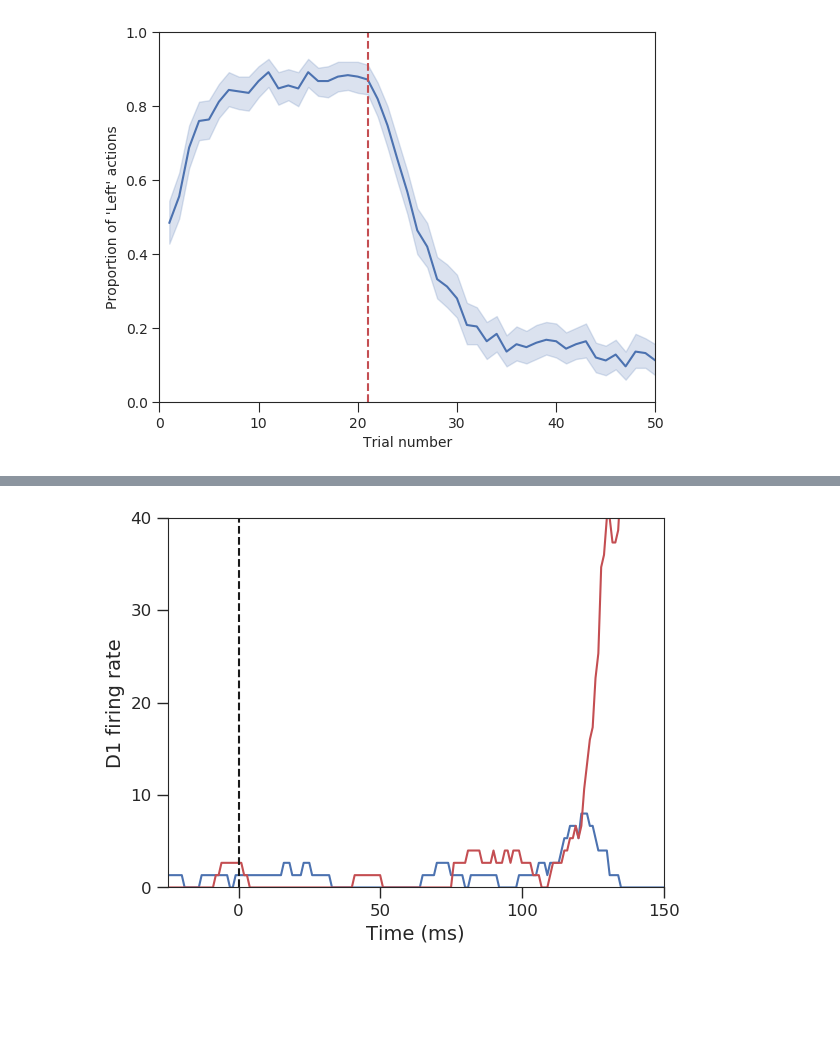
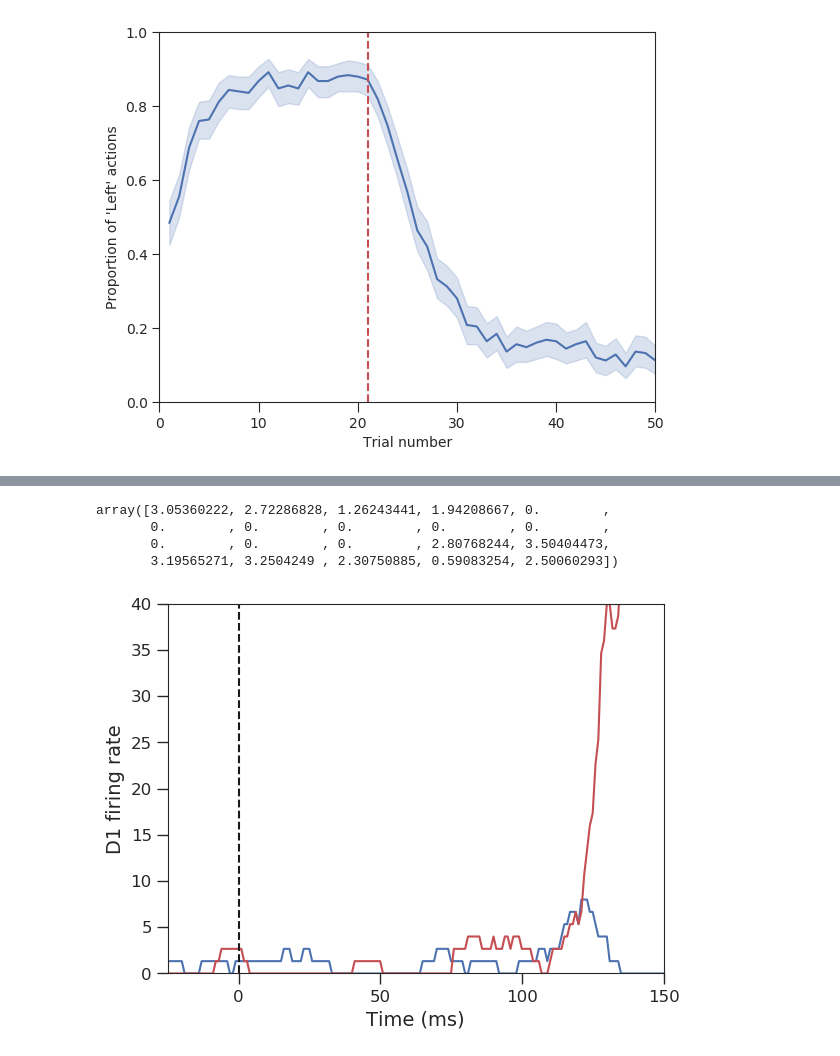
Before and after one commit to CoAxLab/AdaptiveCBGT, a Jupyter notebook: CBGT_Review_Demo.ipynb, the cells around one changed output, grey strips where cells are left out. Drawn from its saved outputs; the diff is of its cells as text; code cells hidden in the pictures; blank space fills up the shorter version.

```diff
--- a/CBGT_Review_Demo.ipynb
+++ b/CBGT_Review_Demo.ipynb
@@ -187,18 +445,18 @@ ng.setDirectory(saveTest)
 # %%
 # read in all population firing rates for all sims
 
-results = ng.readAllTrialResults(1,0,250,['popfreqs'])
+results = ng.readAllTrialResults(1,0,1,['popfreqs'])
 decisions = []
-for sn in range(250):
+for sn in range(1):
     decisions.append([])
     for result in results[sn]:
         decisions[sn].append(ng.findOutputs2(result)['decision made'])
 # %%
 # read in detailed info for the first 5 sims
 
-resultsB = ng.readAllTrialResults(1,0,5,['popfreqs','popweights','popQ1s','popQ2s','dopamine', 'popEs'])
+resultsB = ng.readAllTrialResults(1,0,3,['popfreqs','popweights','popQ1s','popQ2s','dopamine', 'popEs'])
 decisionsB = []
-for sn in range(5):
+for sn in range(1):
     decisionsB.append([])
     for result in resultsB[sn]:
         decisionsB[sn].append(ng.findOutputs2(result)['decision made'])
@@ -251,7 +509,7 @@ sns.set_style("ticks")
 
 plt.rcParams['axes.prop_cycle'] = cycler(color='brmrcmykg')
 
-confignum = 4
+confignum = 1
 repnum = 0
 
 result = resultsB[confignum][repnum]
@@ -286,12 +544,13 @@ result['popQ2s'].plot(x='Time (ms)', y='D1STR_0_0', ax=ax5)
 
 
 
-ax11.plot(reacttimes,reactions, marker='o', linestyle='None', color='k')
+ax11.plot(reacttimes,reactions, marker='o', linestyle='None')
+ax11.plot(reacttimes, [1-x for x in volatile_pattern][:len(reacttimes)])
 #ax11.plot([reacttimes[i] for i in [0,2,3,4]],[reactions[i] for i in [0,2,3,4]], marker='o', linestyle='None', markersize=10)
 #ax11.plot([reacttimes[i] for i in [1]],[reactions[i] for i in [1]], marker='o', linestyle='None', markersize=10)
 
 ax11.set_ylim(-0.25,1.25)
-ax11.set_xlim(0,reacttimes[4]+700)
+#ax11.set_xlim(0,reacttimes[4]+700)
 
 ax1.set_ylim(.0,125)
 ax2.set_ylim(.0,125)
@@ -348,5 +607,5 @@ ax7.locator_params(axis = 'y', nbins = 2)
 ax8.locator_params(axis = 'y', nbins = 2)
 ax9.locator_params(axis = 'y', nbins = 2)
 ax11.locator_params(axis = 'y', nbins = 1)
-plt.savefig("fig2.png",dpi=1200)
+#plt.savefig("fig2.svg")
 # %% [output]
@@ -354,19 +756,27 @@ plt.savefig("fig2.png",dpi=1200)
+# %%
+t1_epochs
+# %% [output]
+array([3.05360222, 2.72286828, 1.26243441, 1.94208667, 0.        ,
+       0.        , 0.        , 0.        , 0.        , 0.        ,
+       0.        , 0.        , 0.        , 2.80768244, 3.50404473,
+       3.19565271, 3.2504249 , 2.30750885, 0.59083254, 2.50060293])
 # %%
+# striatum inset figure
+
 shiftedtime = result['popfreqs'].copy()
 shiftedtime['Time (ms)'] = shiftedtime['Time (ms)'] - (reacttimes[0]+600)
 f, (ax1) = plt.subplots(1, 1)
 f.set_facecolor('w')
 shiftedtime.plot(x='Time (ms)', y='D1STR_0_0', ax=ax1)
 shiftedtime.plot(x='Time (ms)', y='D1STR_1_0', ax=ax1)
 ax1.set_xlim(-25,150)
 ax1.set_ylim(0,40)
 ax1.get_legend().remove()
 ax1.set_ylabel('D1 firing rate', fontsize=14)
 ax1.set_xlabel('Time (ms)', fontsize=14)
 ax1.axvline(0, color='k', linestyle='--')
 ax1.tick_params(labelsize='large',width=1,length=8)
 ax1.locator_params(axis = 'x', nbins = 4)
-ax1.locator_params(axis = 'y', nbins = 4)
-plt.savefig("fig3.png",dpi=1200)
+plt.savefig("fig3.svg")
 # %% [output]
-[figure, old version]
+[figure, new version]
```
Also changed, not shown: parts of 29 cells of this notebook.
